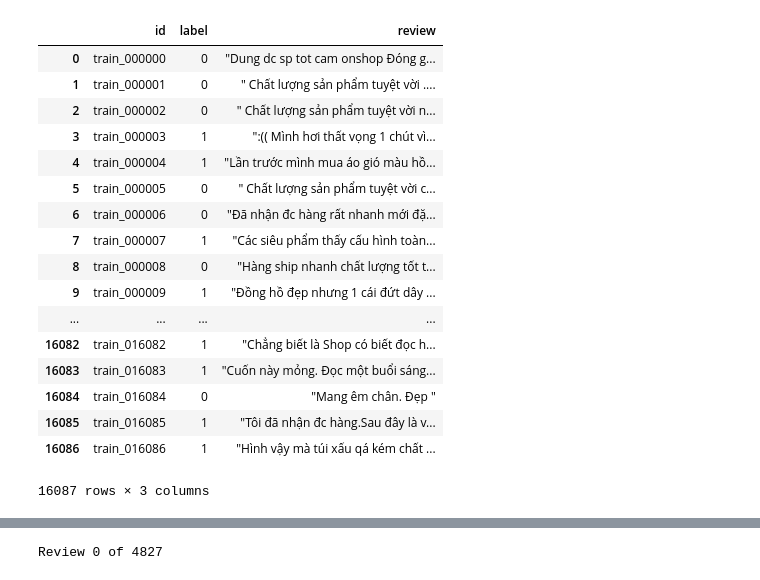
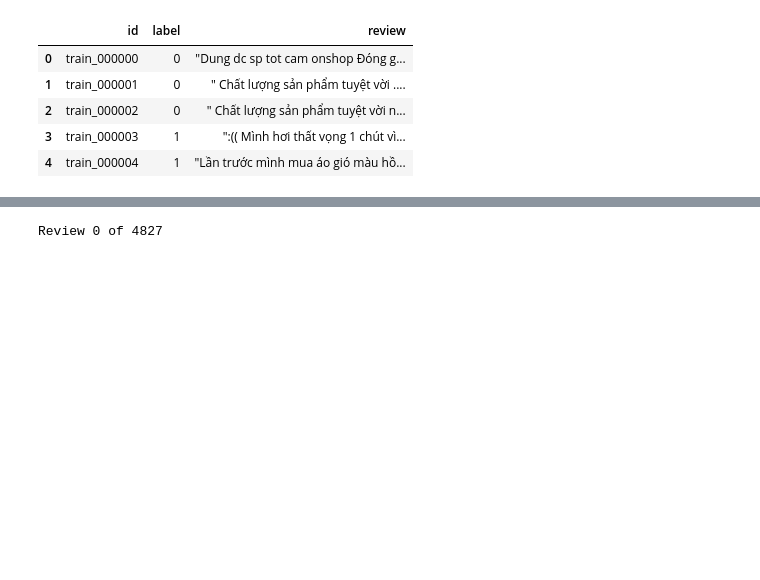
Before and after one commit to dalo2903/aivivn-nlp-contest, a Jupyter notebook: NLP.ipynb, the cells around one changed output, grey strips where cells are left out. Drawn from its saved outputs; the diff is of its cells as text; code cells hidden in the pictures; blank space fills up the shorter version.

```diff
--- a/NLP.ipynb
+++ b/NLP.ipynb
@@ -99,24 +73,14 @@ def review_wordlist(review, remove_stopwords= False):
 ds = DataSource()
 train_data = pd.DataFrame(ds.load_data('dataset/train.crash'))
 test_data = pd.DataFrame(ds.load_data('dataset/test.crash', is_train=False))
+train_data['review'] = train_data['review'].fillna("none")
+test_data['review'] = test_data['review'].fillna("none")
 # %%
-train_data
+train_data.head()
 # %% [output]
 |  | id | label | review |
 | 0 | train_000000 | 0 | "Dung dc sp tot cam onshop Đóng g... |
 | 1 | train_000001 | 0 | " Chất lượng sản phẩm tuyệt vời .... |
 | 2 | train_000002 | 0 | " Chất lượng sản phẩm tuyệt vời n... |
 | 3 | train_000003 | 1 | ":(( Mình hơi thất vọng 1 chút vì... |
 | 4 | train_000004 | 1 | "Lần trước mình mua áo gió màu hồ... |
-| 5 | train_000005 | 0 | " Chất lượng sản phẩm tuyệt vời c... |
-| 6 | train_000006 | 0 | "Đã nhận đc hàng rất nhanh mới đặ... |
-| 7 | train_000007 | 1 | "Các siêu phẩm thấy cấu hình toàn... |
-| 8 | train_000008 | 0 | "Hàng ship nhanh chất lượng tốt t... |
-| 9 | train_000009 | 1 | "Đồng hồ đẹp nhưng 1 cái đứt dây ... |
-| ... | ... | ... | ... |
-| 16082 | train_016082 | 1 | "Chẳng biết là Shop có biết đọc h... |
-| 16083 | train_016083 | 1 | "Cuốn này mỏng. Đọc một buổi sáng... |
-| 16084 | train_016084 | 0 | "Mang êm chân. Đẹp " |
-| 16085 | train_016085 | 1 | "Tôi đã nhận đc hàng.Sau đây là v... |
-| 16086 | train_016086 | 1 | "Hình vậy mà túi xấu qá kém chất ... |
-16087 rows × 3 columns
```
Also changed, not shown: parts of 18 cells of this notebook.
